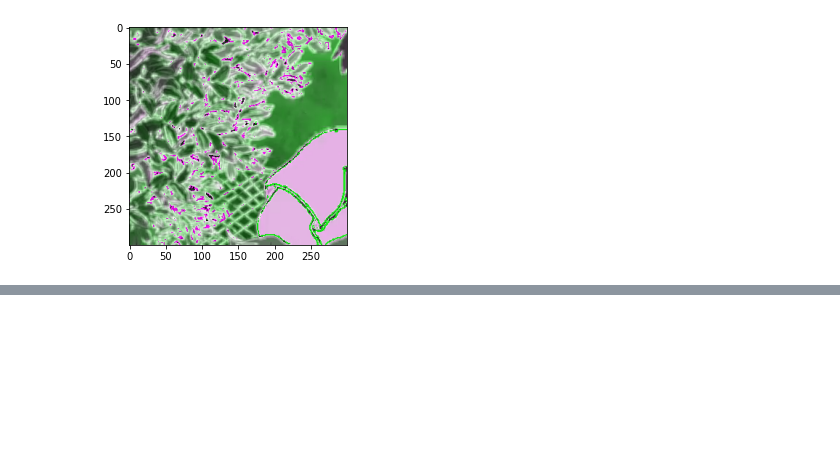
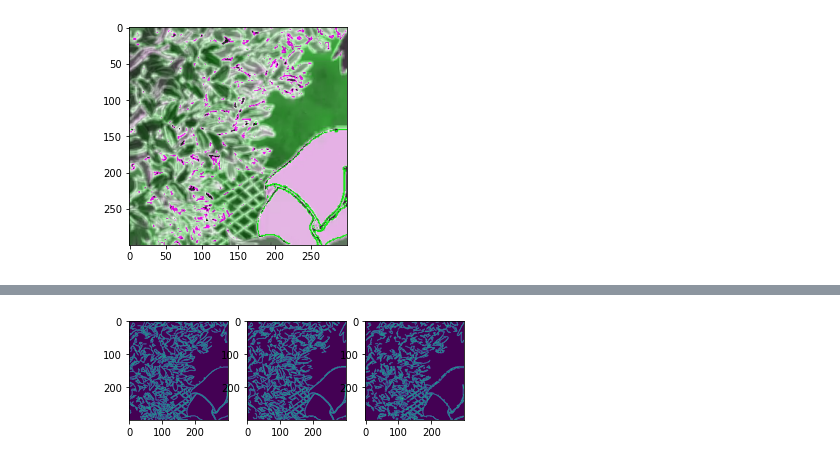
Before and after one commit to yoonchaiyoung/CartoonGAN_Project, a Jupyter notebook: CartoonGAN 모델링.ipynb, the cells around one changed output, grey strips where cells are left out. Cells and saved outputs as stored; diff of their text form; code cells hidden in the pictures; blank space fills up the shorter version.

```diff
--- a/CartoonGAN 모델링.ipynb
+++ b/CartoonGAN 모델링.ipynb
@@ -388,0 +455,22 @@ plt.show()
+# %%
+# 각각의 채널(R, G, B)별로 분리
+r = img_left_crop[:, :, 0]  # R
+g = img_left_crop[:, :, 1]  # G
+b = img_left_crop[:, :, 2]  # B
+
+# 주의사항) 원래 OpenCV는 BGR 순서로 저장
+# 하지만 맨처음에 이미지를 불러올 때 cv2.cvtColor를 사용하여
+# BGR 순서 -> RGB 순서로 바꿔주었다.
+# 따라서 지금은 채널 순서가 RGB 순서이다.
+
+# +) 각 채널별로 분할하는 또 다른 방법
+# r, g, b = cv2.split(img_left_crop)
+# 순서는 img_left_crop의 색상 순서를 그대로 따른다.
+
+plt.subplot(1, 3, 1)
+plt.imshow(r)
+plt.subplot(1, 3, 2)
+plt.imshow(g)
+plt.subplot(1, 3, 3)
+plt.imshow(b)
+plt.show()
@@ -388,0 +479,17 @@ plt.show()
+# %%
+# 각 채널별 엣지 검출하기
+r_edges = cv2.Canny(r, 100, 200)
+# 엣지 검출할 이미지(R채널 이미지), threshold 최소값, threshold 최대값
+g_edges = cv2.Canny(g, 100, 200)
+b_edges = cv2.Canny(b, 100, 200)
+
+plt.subplot(1, 3, 1)
+plt.imshow(r_edges)
+plt.subplot(1, 3, 2)
+plt.imshow(g_edges)
+plt.subplot(1, 3, 3)
+plt.imshow(b_edges)
+
+plt.show()
+# %% [output]
+[figure, added]
```
Also changed, not shown: parts of 21 cells of this notebook.
